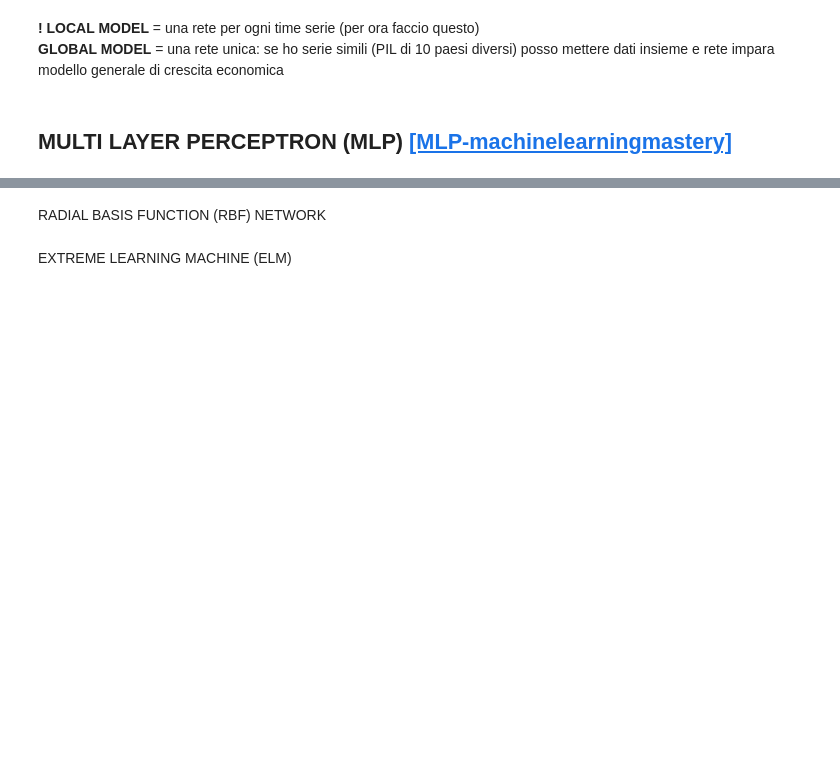
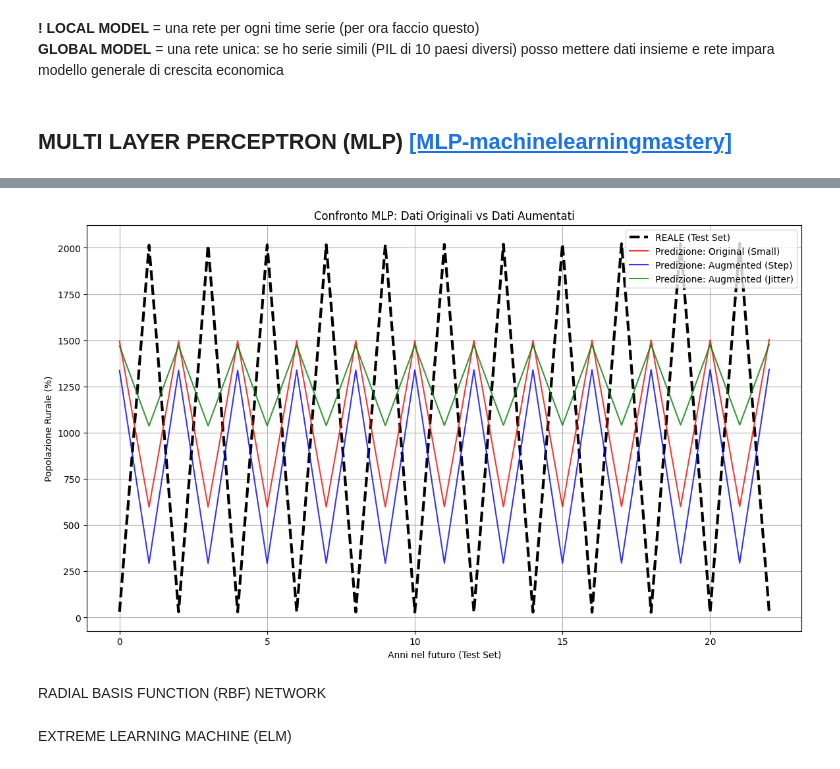
Before and after one commit to ginevraoldani/timeseries-forecasting-on-rural-development, a Jupyter notebook: shallow_nn.ipynb, the cells around one changed output, grey strips where cells are left out. Saved outputs shown, nothing was run; the diff lists cells and outputs as text; code cells hidden in the pictures; blank space fills up the shorter version.

```diff
--- a/shallow_nn.ipynb
+++ b/shallow_nn.ipynb
@@ -228,0 +192,10 @@ Predizione per l'anno prossimo (valore reale): 27.038909912109375
+# %%
+window_size = 3
+HORIZON = 1
+X_train, y_train = create_sliding_window(train_norm_orig, window_size, HORIZON)
+X_train_step, y_train_step = create_sliding_window(train_norm_step, window_size, HORIZON)
+X_train_jitter, y_train_jitter = create_sliding_window(train_norm_jitter, window_size, HORIZON)
+
+X_test, y_test = create_sliding_window(test_norm, window_size, HORIZON)
+display(X_train[:3], y_train[:2])
+display(X_test[:3], y_test[:2])
@@ -228,0 +214,12 @@ Predizione per l'anno prossimo (valore reale): 27.038909912109375
+# %%
+def build_mlp_model(input_dim):
+    model = Sequential()
+    # Input Layer esplicito (Best Practice moderna)
+    model.add(Input(shape=(input_dim,)))
+    # Hidden Layer
+    model.add(Dense(24, activation='relu'))
+    # Output Layer (1 neurone perché prediciamo 1 valore: la popolazione)
+    model.add(Dense(1))
+
+    model.compile(optimizer='adam', loss='mse')##
+    return model
@@ -229,3 +274,25 @@ Predizione per l'anno prossimo (valore reale): 27.038909912109375
+# %%
+# Prepariamo i dati reali del test per il grafico
+y_test_real = scaler.inverse_transform(y_test.reshape(-1, 1))
+
+plt.figure(figsize=(14, 8))
+
+# Plot dei dati reali (Target)
+plt.plot(y_test_real, label='REALE (Test Set)', color='black', linewidth=3, linestyle='--')
+
+# Plot delle predizioni dei 3 modelli
+colors = ['red', 'blue', 'green']
+for (name, preds), color in zip(results.items(), colors):
+    plt.plot(preds, label=f'Predizione: {name}', color=color, alpha=0.8)
+
+plt.title("Confronto MLP: Dati Originali vs Dati Aumentati")
+plt.xlabel("Anni nel futuro (Test Set)")
+plt.ylabel("Popolazione Rurale (%)")
+plt.legend()
+plt.grid(True)
+plt.show()
+# %% [output]
+[figure, added]
 # %% [markdown]
 RADIAL BASIS FUNCTION (RBF) NETWORK
 # %% [markdown]
```
Also changed, not shown: parts of 25 cells of this notebook, 1 other file.
